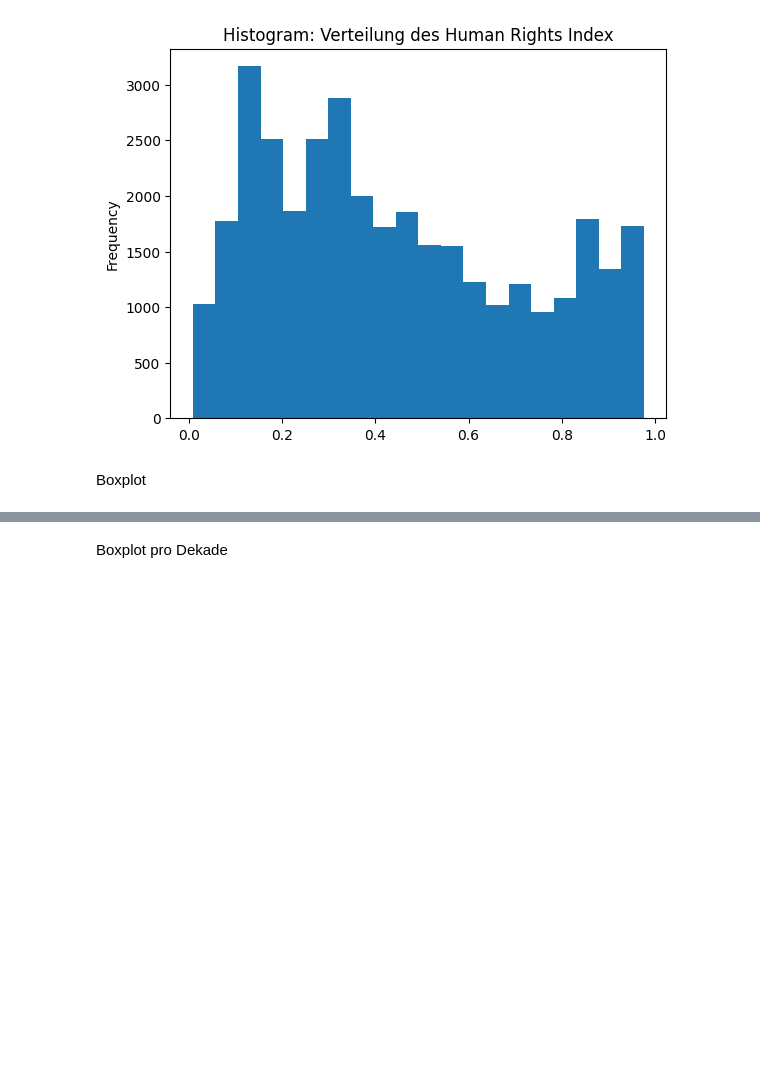
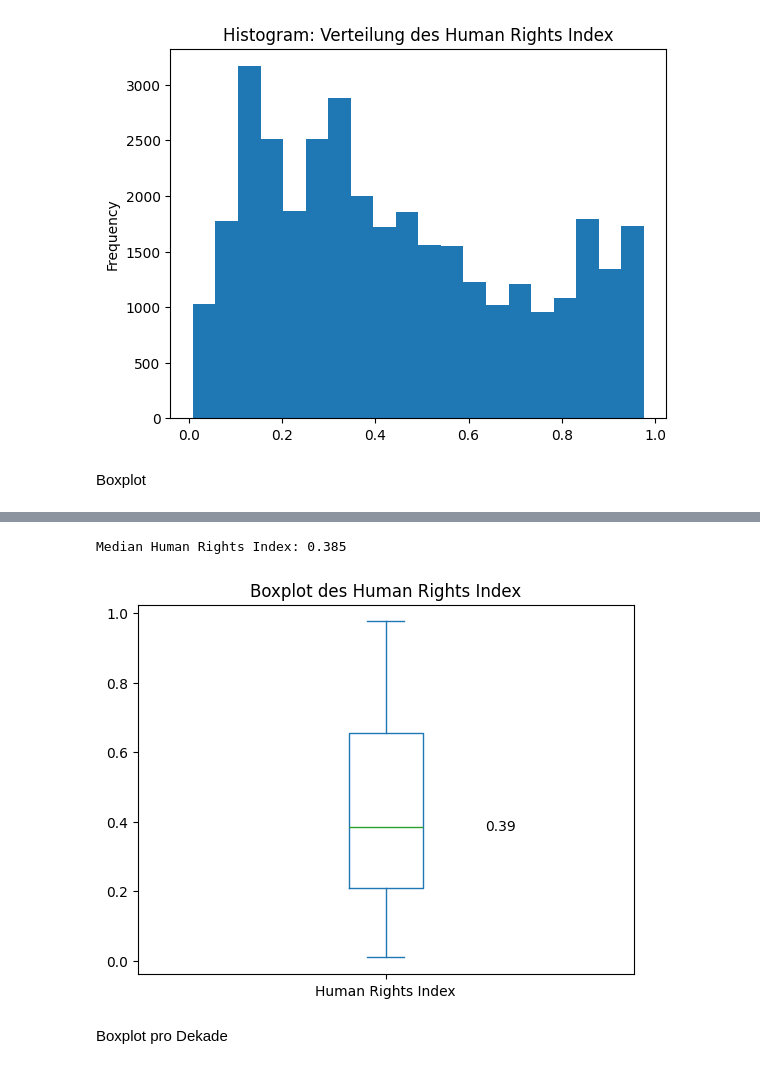
Before and after one commit to haschdav/LN-Python, a Jupyter notebook: LN_Python.ipynb, the cells around one changed output, grey strips where cells are left out. Saved outputs shown, nothing was run; the diff lists cells and outputs as text; code cells hidden in the pictures; blank space fills up the shorter version.

```diff
--- a/LN_Python.ipynb
+++ b/LN_Python.ipynb
@@ -200,3 +190,26 @@ df[df["Jahr"].between(1950, 2024)]["Human Rights Index"].plot.box(
+# %%
+import matplotlib.pyplot as plt
+
+# Boxplot
+ax = df["Human Rights Index"].plot.box(
+    title="Boxplot des Human Rights Index"
+)
+
+# Median als Zahl berechnen und ausgeben
+median = df["Human Rights Index"].median()
+print("Median Human Rights Index:", median)
+
+# Median zusätzlich im Plot beschriften
+ax.text(
+    1.2, median,        # x-Position leicht rechts der Box, y = Median
+    f"{median:.2f}",     # auf zwei Nachkommastellen
+    va="center"
+)
+
+plt.show()
+# %% [output]
+Median Human Rights Index: 0.385
+[figure, added]
 # %% [markdown]
 Boxplot pro Dekade
 # %%
```
Also changed, not shown: parts of 14 cells of this notebook.
